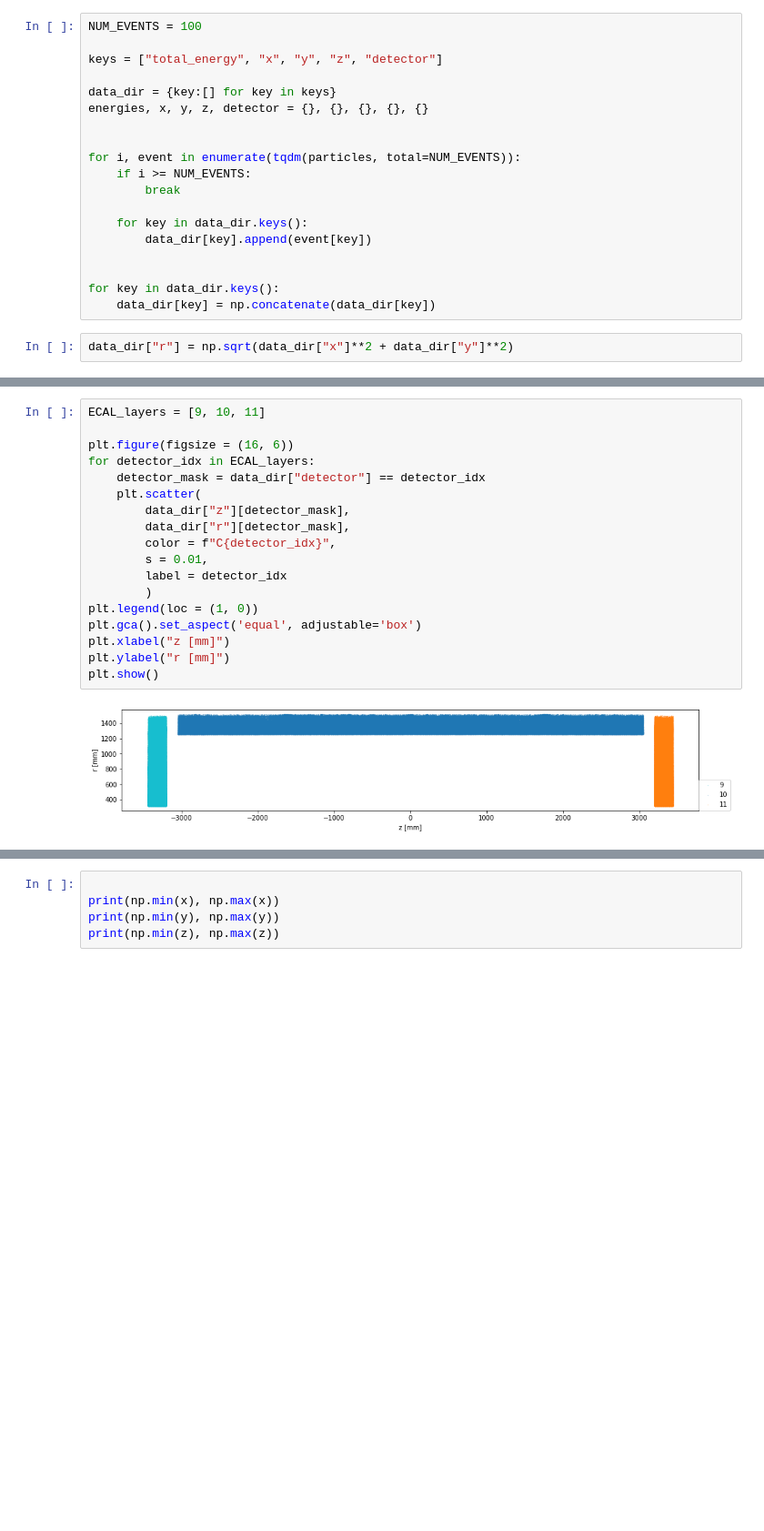
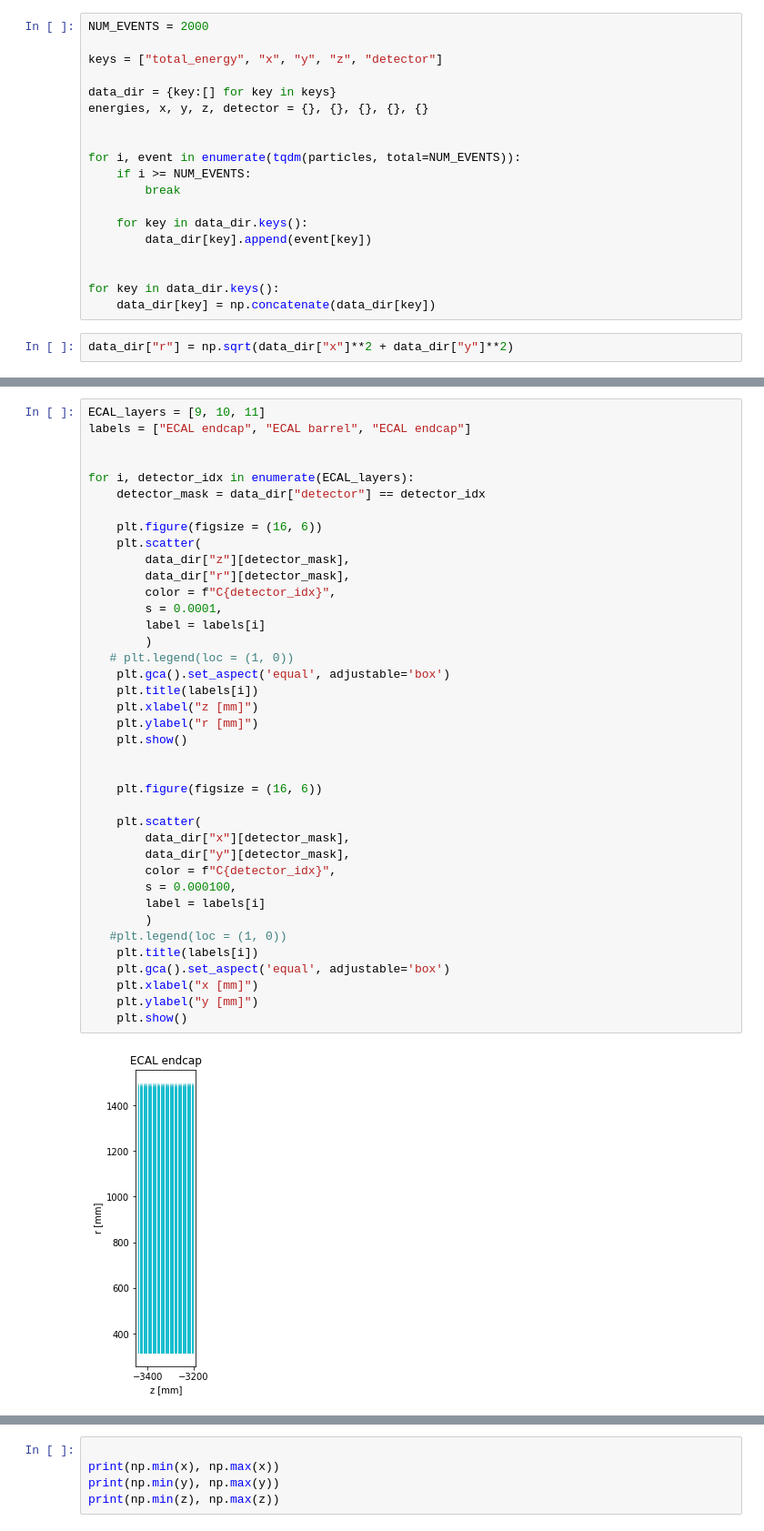
Before and after one commit to erwulff/particlemind, a Jupyter notebook: src/vit.ipynb, the cells around one changed output, grey strips where cells are left out. Shown at 91% size. Cells and saved outputs as stored; diff of their text form; blank space fills up the shorter version.

```diff
--- a/src/vit.ipynb
+++ b/src/vit.ipynb
@@ -14,7 +14,7 @@ particles = load_dataset(
     streaming=True,
 )
 # %%
-NUM_EVENTS = 100
+NUM_EVENTS = 2000
 
 keys = ["total_energy", "x", "y", "z", "detector"]
 
@@ -51,20 +51,41 @@ for key in data_dir.keys():
 # %%
 ECAL_layers = [9, 10, 11]
+labels = ["ECAL endcap", "ECAL barrel", "ECAL endcap"]
 
-plt.figure(figsize = (16, 6))
-for detector_idx in ECAL_layers:
+
+for i, detector_idx in enumerate(ECAL_layers):
     detector_mask = data_dir["detector"] == detector_idx
+
+    plt.figure(figsize = (16, 6))
     plt.scatter(
         data_dir["z"][detector_mask],
         data_dir["r"][detector_mask],
         color = f"C{detector_idx}",
-        s = 0.01,
-        label = detector_idx
+        s = 0.0001,
+        label = labels[i]
         )
-plt.legend(loc = (1, 0))
-plt.gca().set_aspect('equal', adjustable='box')
-plt.xlabel("z [mm]")
-plt.ylabel("r [mm]")
-plt.show()
+   # plt.legend(loc = (1, 0))
+    plt.gca().set_aspect('equal', adjustable='box')
+    plt.title(labels[i])
+    plt.xlabel("z [mm]")
+    plt.ylabel("r [mm]")
+    plt.show()
+
+
+    plt.figure(figsize = (16, 6))
+
+    plt.scatter(
+        data_dir["x"][detector_mask],
+        data_dir["y"][detector_mask],
+        color = f"C{detector_idx}",
+        s = 0.000100,
+        label = labels[i]
+        )
+   #plt.legend(loc = (1, 0))
+    plt.title(labels[i])
+    plt.gca().set_aspect('equal', adjustable='box')
+    plt.xlabel("x [mm]")
+    plt.ylabel("y [mm]")
+    plt.show()
 # %% [output]
-[figure, old version]
+[figure, new version]
```
Also changed, not shown: parts of 9 cells of this notebook.
